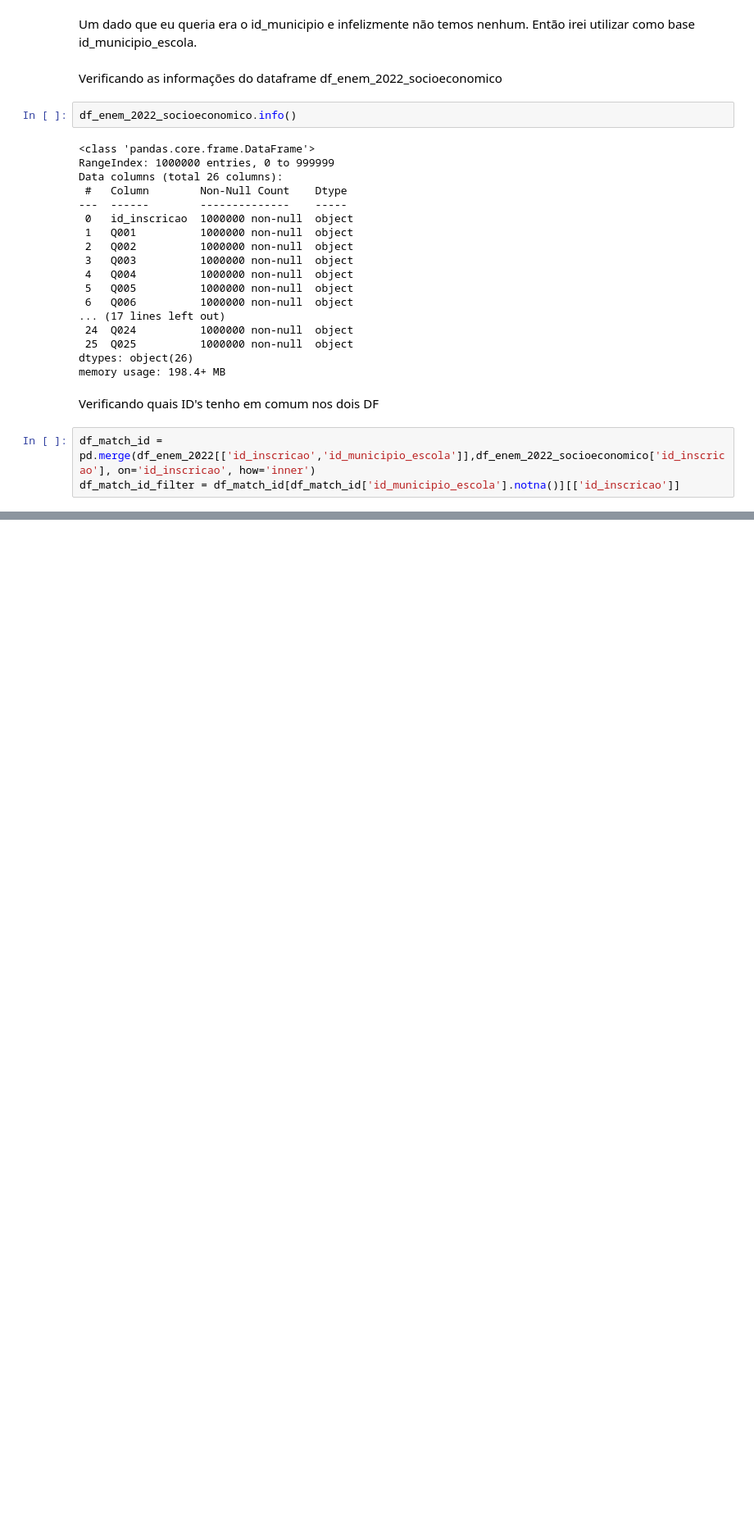
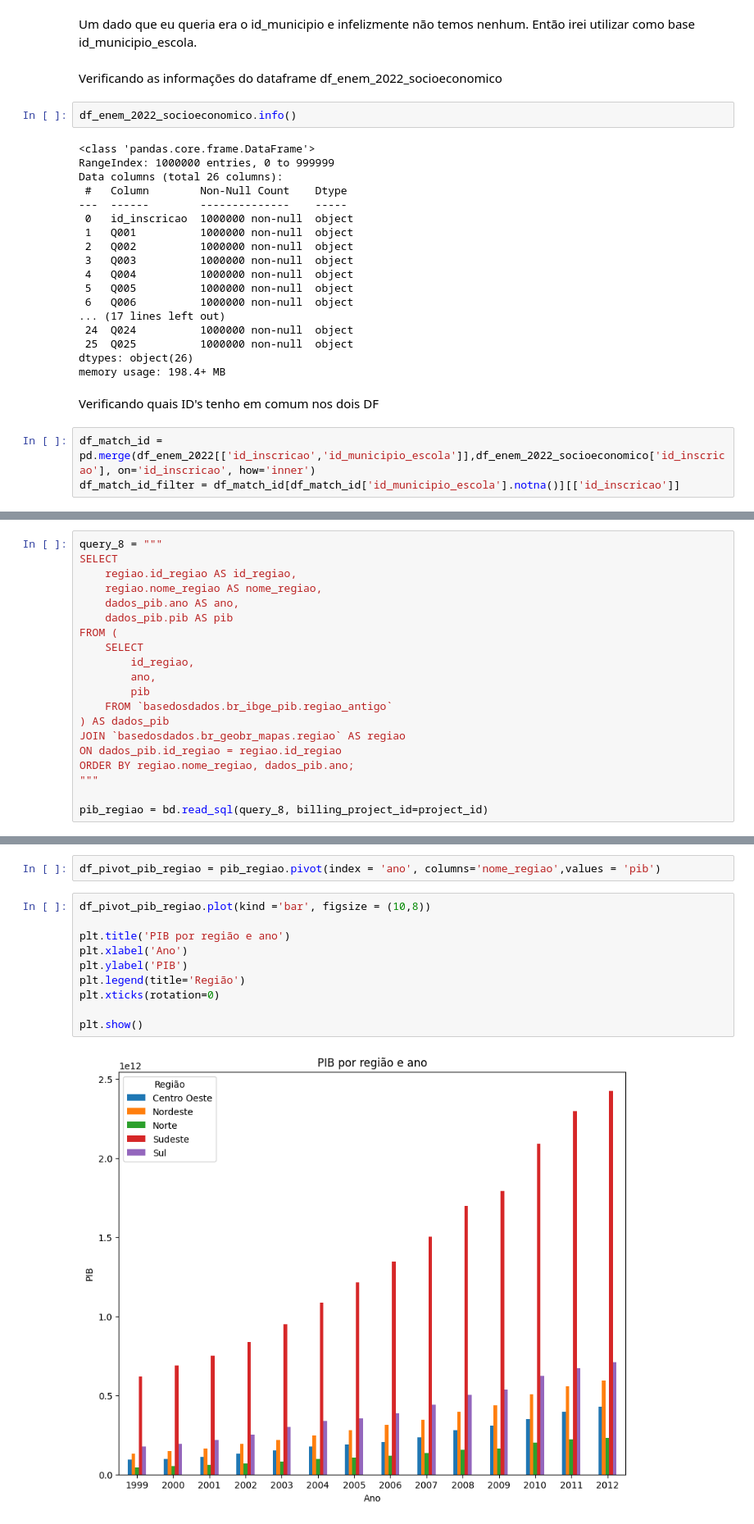
Before and after one commit to felipsants/EDA-Analytica, a Jupyter notebook: EDA.ipynb, the cells around one changed output, grey strips where cells are left out. Shown at 82% size. Cells and saved outputs as stored; diff of their text form; blank space fills up the shorter version.

```diff
--- a/EDA.ipynb
+++ b/EDA.ipynb
@@ -580,0 +747,20 @@ Aqui eu filtrei os id's inscrição válidos, que existiam nos dois DF, porque e
+# %%
+query_8 = """
+SELECT
+    regiao.id_regiao AS id_regiao,
+    regiao.nome_regiao AS nome_regiao,
+    dados_pib.ano AS ano,
+    dados_pib.pib AS pib
+FROM (
+    SELECT
+        id_regiao,
+        ano,
+        pib
+    FROM `basedosdados.br_ibge_pib.regiao_antigo`
+) AS dados_pib
+JOIN `basedosdados.br_geobr_mapas.regiao` AS regiao
+ON dados_pib.id_regiao = regiao.id_regiao
+ORDER BY regiao.nome_regiao, dados_pib.ano;
+"""
+
+pib_regiao = bd.read_sql(query_8, billing_project_id=project_id)
@@ -580,0 +790,14 @@ Aqui eu filtrei os id's inscrição válidos, que existiam nos dois DF, porque e
+# %%
+df_pivot_pib_regiao = pib_regiao.pivot(index = 'ano', columns='nome_regiao',values = 'pib')
+# %%
+df_pivot_pib_regiao.plot(kind ='bar', figsize = (10,8))
+
+plt.title('PIB por região e ano')
+plt.xlabel('Ano')
+plt.ylabel('PIB')
+plt.legend(title='Região')
+plt.xticks(rotation=0)
+
+plt.show()
+# %% [output]
+[figure, added]
```
Also changed, not shown: parts of 47 cells of this notebook.
